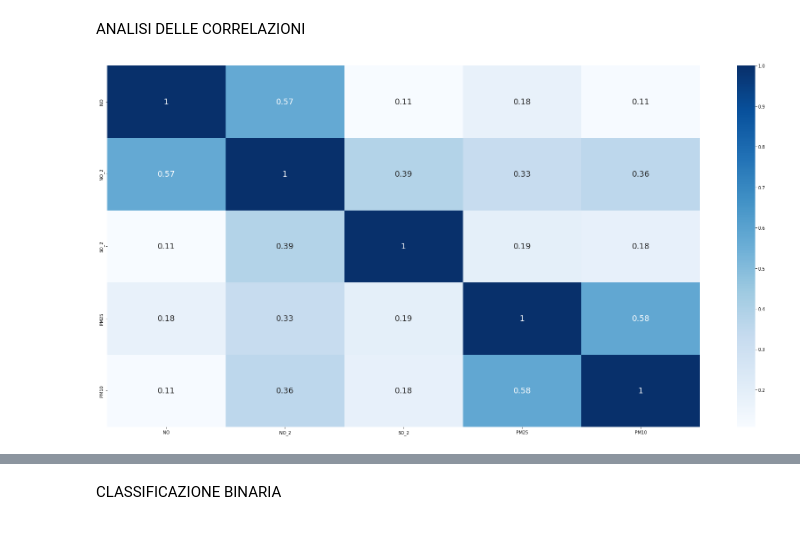
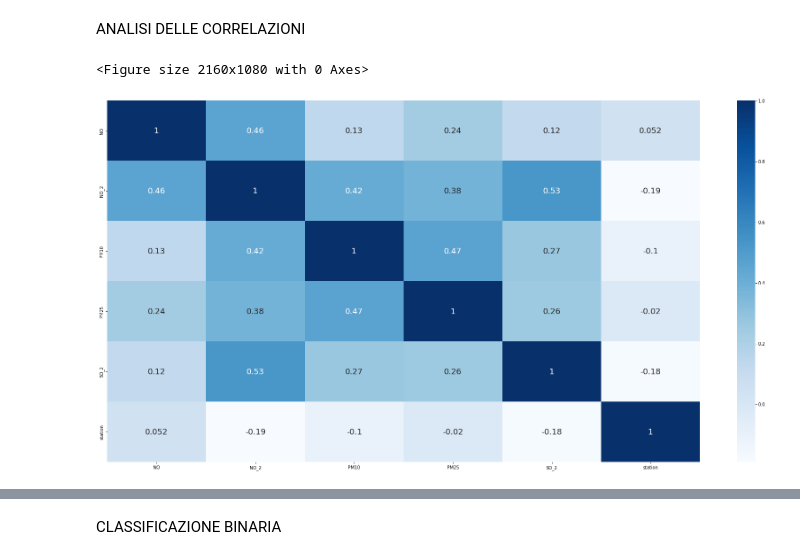
Before and after one commit to ChiaraAmalia/DataScience2Project, a Jupyter notebook: Classificazione.ipynb, the cells around one changed output, grey strips where cells are left out. Drawn from its saved outputs; the diff is of its cells as text; code cells hidden in the pictures.

```diff
--- a/Classificazione.ipynb
+++ b/Classificazione.ipynb
@@ -60,6 +60,6 @@ Name: PM10, Length: 2190888, dtype: float64
 # Faccio un cambio di formato sul campo data passando da stringa a data
 allMadrid['date'] = pd.to_datetime(allMadrid['date'], format='%Y/%m/%d %H:%M:%S')
 #prendo la data solo in formato AAAA-MM-GG
-allMadrid['date'] = pd.to_datetime(allMadrid['date'].dt.strftime('%Y-%m-%d'))
+#allMadrid['date'] = pd.to_datetime(allMadrid['date'].dt.strftime('%Y-%m-%d'))
 print(allMadrid['date'])
 # %% [output]
@@ -146,13 +154,10 @@ ANALISI DELLE CORRELAZIONI
 # %%
 plt.figure(figsize=(30,15))
 
-no = allMadrid['NO']
-no2 = allMadrid['NO_2']
-so2 = allMadrid['SO_2']
-pm25 = allMadrid['PM25']
-pm10 = allMadrid['PM10']
+x = x.drop(['BEN', 'CO', 'EBE', 'NMHC', 'O_3', 'TCH', 'TOL'], axis=1)
 
-result = pd.concat([no,no2,so2,pm25,pm10], axis=1)
-ax = sns.heatmap(result.corr(),cmap="Blues",annot=True,annot_kws={"size": 18})
+plt.figure(figsize=(30,15))
+ax = sns.heatmap(x.corr(),cmap="Blues",annot=True,annot_kws={"size": 18})
 # %% [output]
+<Figure size 2160x1080 with 0 Axes>
-[figure, old version]
+[figure, new version]
```
Also changed, not shown: parts of 10 cells of this notebook.
